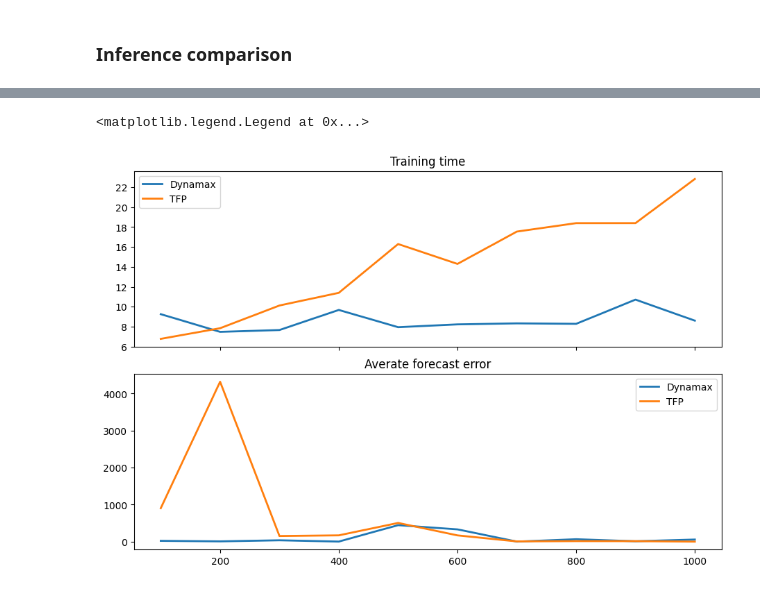
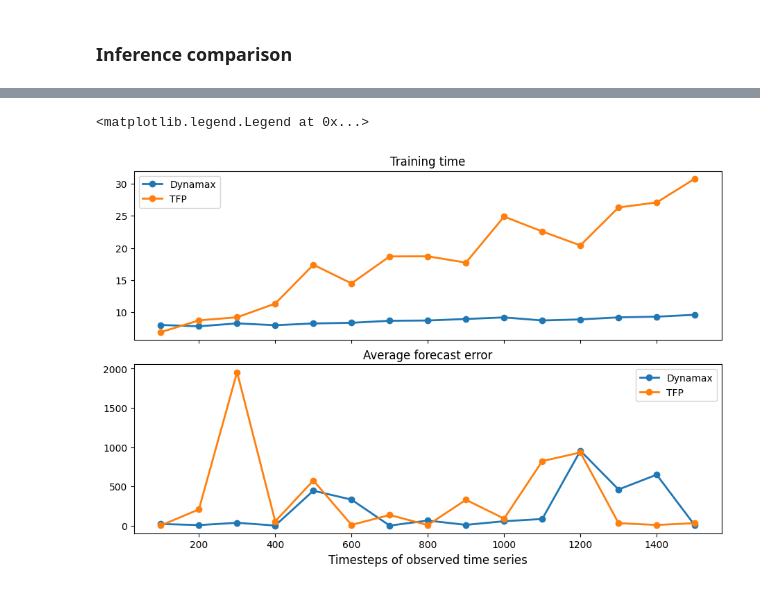
Before and after one commit to probml/sts-jax, a Jupyter notebook: sts_jax/structural_time_series/demos/sts_poisson_demo.ipynb, the cells around one changed output, grey strips where cells are left out. Cells and saved outputs as stored; diff of their text form; code cells hidden in the pictures.

```diff
--- a/sts_jax/structural_time_series/demos/sts_poisson_demo.ipynb
+++ b/sts_jax/structural_time_series/demos/sts_poisson_demo.ipynb
@@ -240,7 +242,7 @@ def inference_comparison(num_training_steps, num_forecast_steps):
 
     return (t_dynamax, forecast_err_dynamax), (t_tfp, forecast_err_tfp)
 # %%
-num_training_steps = (jnp.arange(1, 11)*100).astype(int)
+num_training_steps = (jnp.arange(1, 16)*100).astype(int)
 num_forecast_steps = (0.1 * num_training_steps).astype(int)
 # %%
 train_dynamax = []
@@ -248,7 +250,7 @@ train_tfp = []
 err_dynamax = []
 err_tfp = []
 
-for i in range(10):
+for i in range(15):
     (t_dynamax, forecast_err_dynamax), (t_tfp, forecast_err_tfp) = inference_comparison(
         num_training_steps[i], num_forecast_steps[i])
     train_dynamax.append(t_dynamax)
@@ -269,17 +278,18 @@ for i in range(10):
 # %%
 fig, (ax1, ax2) = plt.subplots(2, 1, figsize=(9, 6), sharex=True, layout='constrained')
 
 # Plot the original obvervation and the counterfactual predict
-ax1.plot(num_training_steps, jnp.array(train_dynamax), color='C0', lw=2, label='Dynamax')
-ax1.plot(num_training_steps, jnp.array(train_tfp), color='C1', lw=2, label='TFP')
+ax1.plot(num_training_steps, jnp.array(train_dynamax), marker='o', color='C0', lw=2, label='Dynamax')
+ax1.plot(num_training_steps, jnp.array(train_tfp), marker='o', color='C1', lw=2, label='TFP')
 ax1.set_title('Training time')
 ax1.legend()
 
 # Plot the pointwise causal impact
-ax2.plot(num_training_steps, jnp.array(err_dynamax), color='C0', lw=2, label='Dynamax')
-ax2.plot(num_training_steps, jnp.array(err_tfp), color='C1', lw=2, label='TFP')
-ax2.set_title('Averate forecast error')
+ax2.plot(num_training_steps, jnp.array(err_dynamax), marker='o', color='C0', lw=2, label='Dynamax')
+ax2.plot(num_training_steps, jnp.array(err_tfp), marker='o', color='C1', lw=2, label='TFP')
+ax2.set_title('Average forecast error')
+ax2.set_xlabel('Timesteps of observed time series', fontsize=12)
 ax2.legend()
 # %% [output]
 <matplotlib.legend.Legend at 0x...>
-[figure, old version]
+[figure, new version]
```
Also changed, not shown: parts of 4 cells of this notebook.
